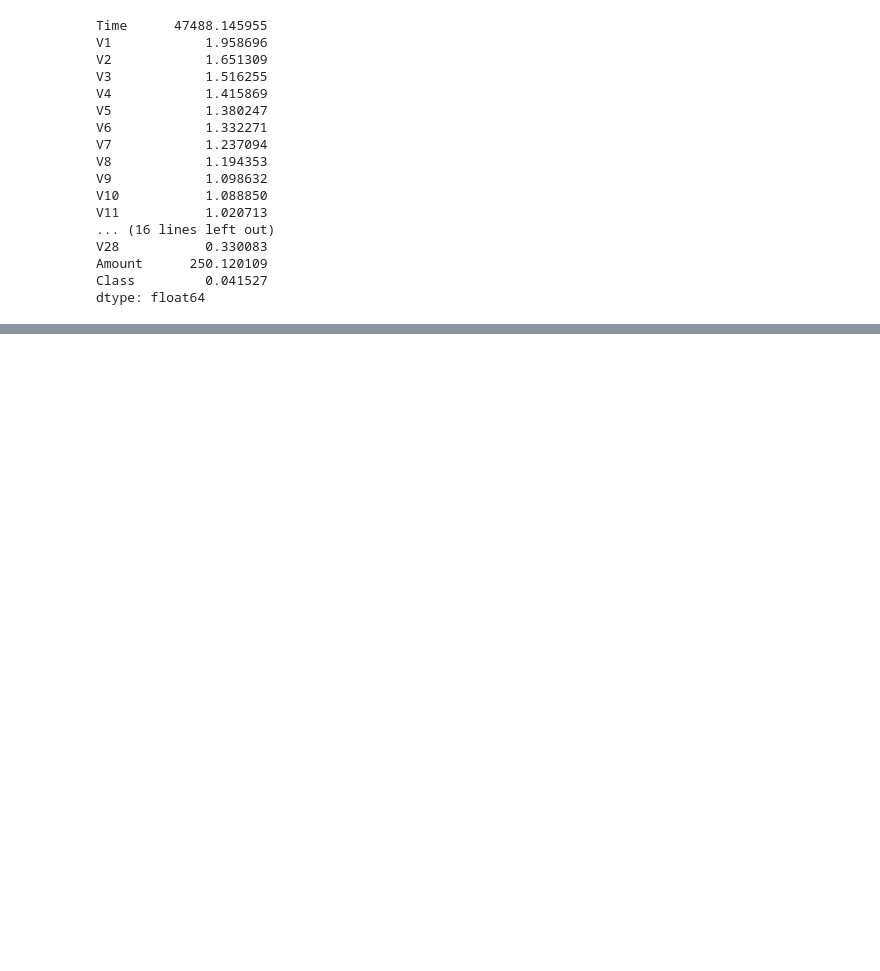
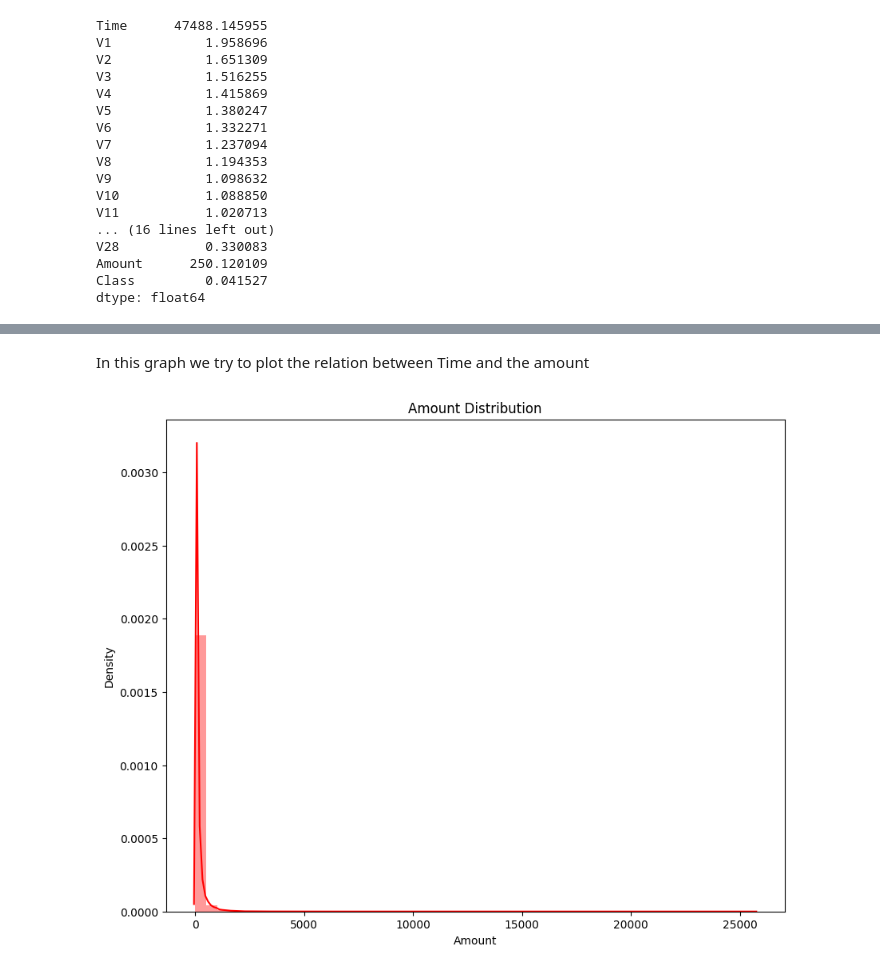
Before and after one commit to PotlachervuSrilatha/Credit_card_fraud_detection, a Jupyter notebook: Credit_card_fraud_detection_Project.ipynb, the cells around one changed output, grey strips where cells are left out. Saved outputs shown, nothing was run; the diff lists cells and outputs as text; code cells hidden in the pictures; blank space fills up the shorter version.

```diff
--- a/Credit_card_fraud_detection_Project.ipynb
+++ b/Credit_card_fraud_detection_Project.ipynb
@@ -1018,0 +335,8 @@ Threshold= 0.82052475
+# %% [markdown]
+In this graph we try to plot the relation between Time and the amount
+# %%
+plt.figure(figsize=(10,8),)
+plt.title("Amount Distribution")
+sns.distplot(df["Amount"],color="red");
+# %% [output]
+[figure, added]
```
Also changed, not shown: parts of 140 cells of this notebook.
